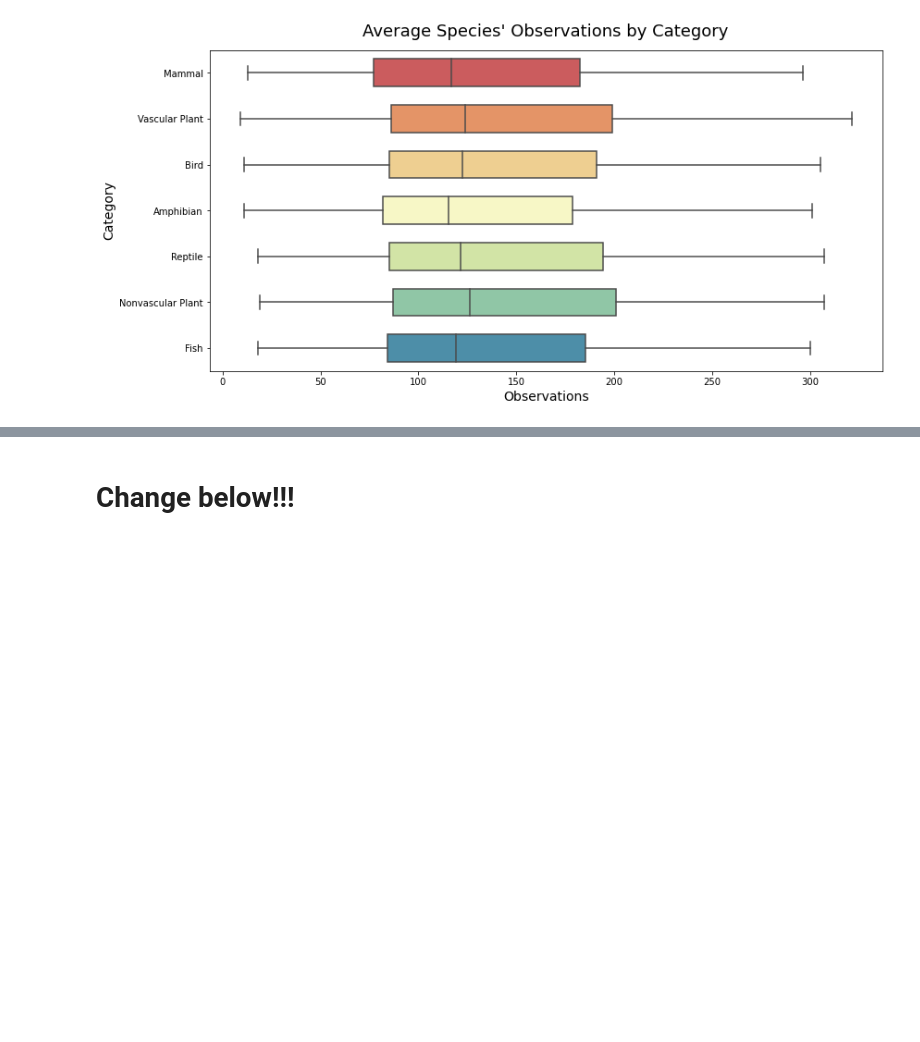
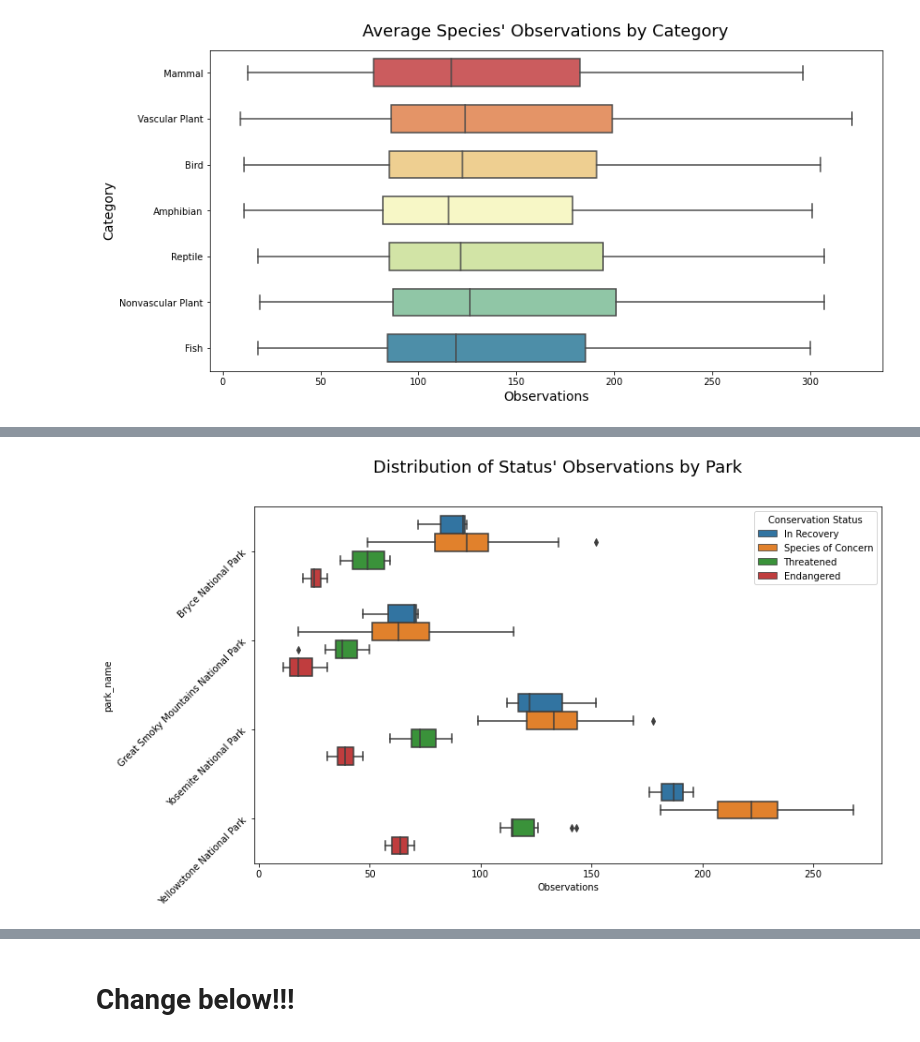
Before and after one commit to lightlySkewed/Biodiversity, a Jupyter notebook: biodiversity.ipynb, the cells around one changed output, grey strips where cells are left out. Saved outputs shown, nothing was run; the diff lists cells and outputs as text; code cells hidden in the pictures; blank space fills up the shorter version.

```diff
--- a/biodiversity.ipynb
+++ b/biodiversity.ipynb
@@ -304,0 +309,27 @@ plt.savefig('Average Species\' Observations by Conservation Status.png', dpi= 60
+# %%
+# plot boxplots of observations by status for each park
+bio_df_troubled_renamed_parks = bio_df_troubled.replace({'Bryce National Park': 'Bryce',
+                                                         'Great Smoky Mountains National Park': 'Great Smoky Mountains',
+                                                         'Yosemite National Park': 'Yosemite',
+                                                         'Yellowstone National Park': 'Yellowstone'})
+
+# define unique statuses for loop
+parks = bio_df_troubled_renamed_parks['park_name'].unique()
+
+fig = plt.figure(figsize=(12, 7))
+plt.subplots_adjust(hspace= 0.25, wspace= 0.30)
+plt.suptitle('Distribution of Status\' Observations by Park', fontsize=18)
+# fig.text(0.5,0.08, 'Observations', ha="center", va='center', fontsize=15)
+
+# filter df and plot each status's observations by plot on the new subplot axes
+ax = sns.boxplot(data= bio_df_troubled, x= 'observations', y= 'park_name', hue= 'conservation_status', width= 0.8)
+
+# formatting the figures & plots
+# ax.set_xlabel('')
+ax.set_xlabel('Observations')
+plt.yticks(rotation = 45)
+plt.legend(title= 'Conservation Status')
+
+plt.savefig('Test.png', dpi= 600)
+# %% [output]
+[figure, added]
```
Also changed, not shown: parts of 8 cells of this notebook, 12 other files.
